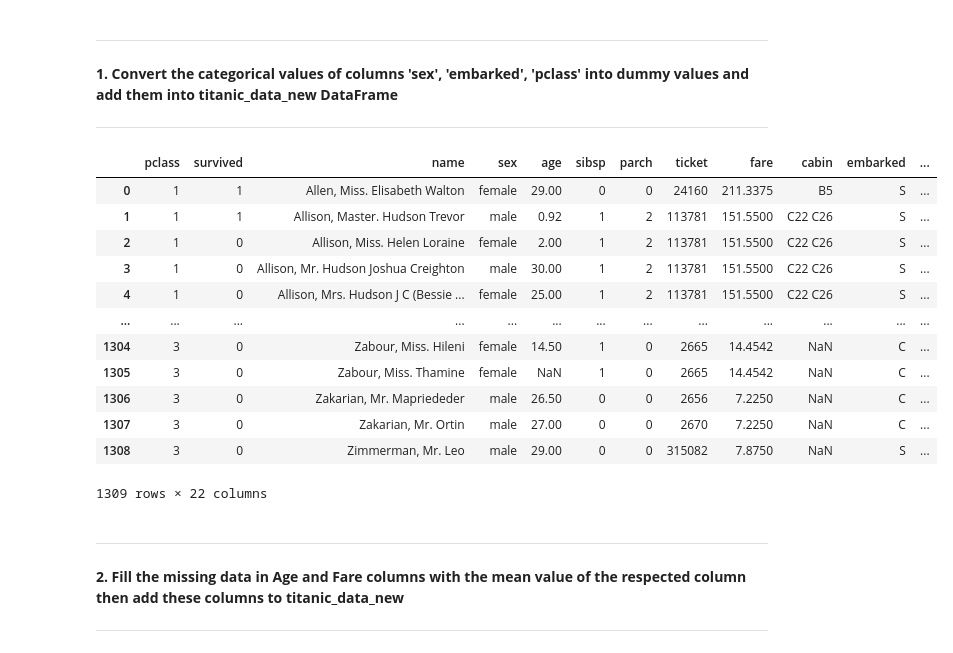
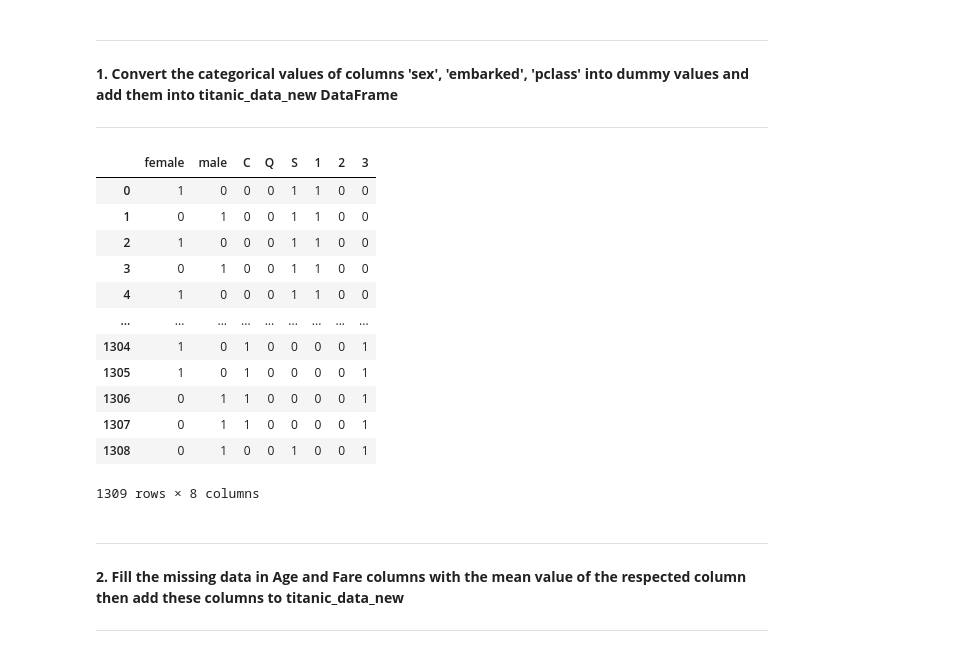
Before and after one commit to krucx/SHALA2020, a Jupyter notebook: Assignment_1_DS.ipynb, the cells around one changed output. Drawn from its saved outputs; the diff is of its cells as text; code cells hidden in the pictures.

```diff
--- a/Assignment_1_DS.ipynb
+++ b/Assignment_1_DS.ipynb
@@ -281,8 +281,8 @@ Read the data and display the first 5 rows
 #Download dataset from: http://biostat.mc.vanderbilt.edu/wiki/pub/Main/DataSets/titanic3.csv
 
 file_url = "http://biostat.mc.vanderbilt.edu/wiki/pub/Main/DataSets/titanic3.csv"
-titanic_data_new = pd.read_csv(file_url)
-titanic_data_new.head()
+df = pd.read_csv(file_url)
+df.head()
 # %% [output]
 |  | pclass | survived | name | sex | age | sibsp | parch | ticket | fare | cabin | embarked | ... |
 | 0 | 1 | 1 | Allen, Miss. Elisabeth Walton | female | 29.00 | 0 | 0 | 24160 | 211.3375 | B5 | S | ... |
@@ -305,25 +305,25 @@ titanic_data_new.head()
 
 ---
 # %%
-dummySex = pd.get_dummies(titanic_data_new.sex)
-dummyEmbarked = pd.get_dummies(titanic_data_new.embarked)
-dummyPclass = pd.get_dummies(titanic_data_new.pclass)
-titanic_data_new = pd.concat([titanic_data_new,dummySex,dummyEmbarked,dummyPclass],axis=1)
+titanic_data_new = pd.get_dummies(df.sex)
+dummyEmbarked = pd.get_dummies(df.embarked)
+dummyPclass = pd.get_dummies(df.pclass)
+titanic_data_new = pd.concat([titanic_data_new,dummyEmbarked,dummyPclass],axis=1)
 titanic_data_new
 # %% [output]
-|  | pclass | survived | name | sex | age | sibsp | parch | ticket | fare | cabin | embarked | ... |
-| 0 | 1 | 1 | Allen, Miss. Elisabeth Walton | female | 29.00 | 0 | 0 | 24160 | 211.3375 | B5 | S | ... |
-| 1 | 1 | 1 | Allison, Master. Hudson Trevor | male | 0.92 | 1 | 2 | 113781 | 151.5500 | C22 C26 | S | ... |
-| 2 | 1 | 0 | Allison, Miss. Helen Loraine | female | 2.00 | 1 | 2 | 113781 | 151.5500 | C22 C26 | S | ... |
-| 3 | 1 | 0 | Allison, Mr. Hudson Joshua Creighton | male | 30.00 | 1 | 2 | 113781 | 151.5500 | C22 C26 | S | ... |
-| 4 | 1 | 0 | Allison, Mrs. Hudson J C (Bessie ... | female | 25.00 | 1 | 2 | 113781 | 151.5500 | C22 C26 | S | ... |
-| ... | ... | ... | ... | ... | ... | ... | ... | ... | ... | ... | ... | ... |
-| 1304 | 3 | 0 | Zabour, Miss. Hileni | female | 14.50 | 1 | 0 | 2665 | 14.4542 | NaN | C | ... |
-| 1305 | 3 | 0 | Zabour, Miss. Thamine | female | NaN | 1 | 0 | 2665 | 14.4542 | NaN | C | ... |
-| 1306 | 3 | 0 | Zakarian, Mr. Mapriededer | male | 26.50 | 0 | 0 | 2656 | 7.2250 | NaN | C | ... |
-| 1307 | 3 | 0 | Zakarian, Mr. Ortin | male | 27.00 | 0 | 0 | 2670 | 7.2250 | NaN | C | ... |
-| 1308 | 3 | 0 | Zimmerman, Mr. Leo | male | 29.00 | 0 | 0 | 315082 | 7.8750 | NaN | S | ... |
+|  | female | male | C | Q | S | 1 | 2 | 3 |
+| 0 | 1 | 0 | 0 | 0 | 1 | 1 | 0 | 0 |
+| 1 | 0 | 1 | 0 | 0 | 1 | 1 | 0 | 0 |
+| 2 | 1 | 0 | 0 | 0 | 1 | 1 | 0 | 0 |
+| 3 | 0 | 1 | 0 | 0 | 1 | 1 | 0 | 0 |
+| 4 | 1 | 0 | 0 | 0 | 1 | 1 | 0 | 0 |
+| ... | ... | ... | ... | ... | ... | ... | ... | ... |
+| 1304 | 1 | 0 | 1 | 0 | 0 | 0 | 0 | 1 |
+| 1305 | 1 | 0 | 1 | 0 | 0 | 0 | 0 | 1 |
+| 1306 | 0 | 1 | 1 | 0 | 0 | 0 | 0 | 1 |
+| 1307 | 0 | 1 | 1 | 0 | 0 | 0 | 0 | 1 |
+| 1308 | 0 | 1 | 0 | 0 | 1 | 0 | 0 | 1 |
-1309 rows × 22 columns
+1309 rows × 8 columns
 # %% [markdown]
 
 
```
Also changed, not shown: parts of 2 cells of this notebook.
